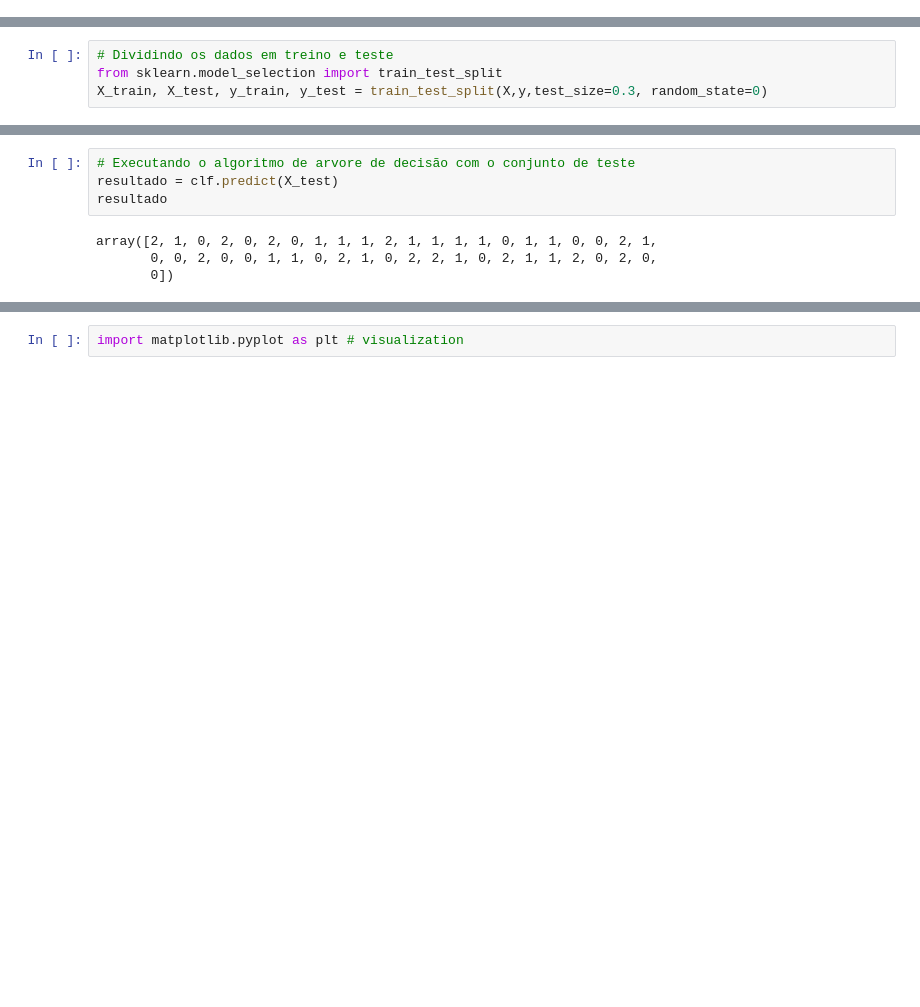
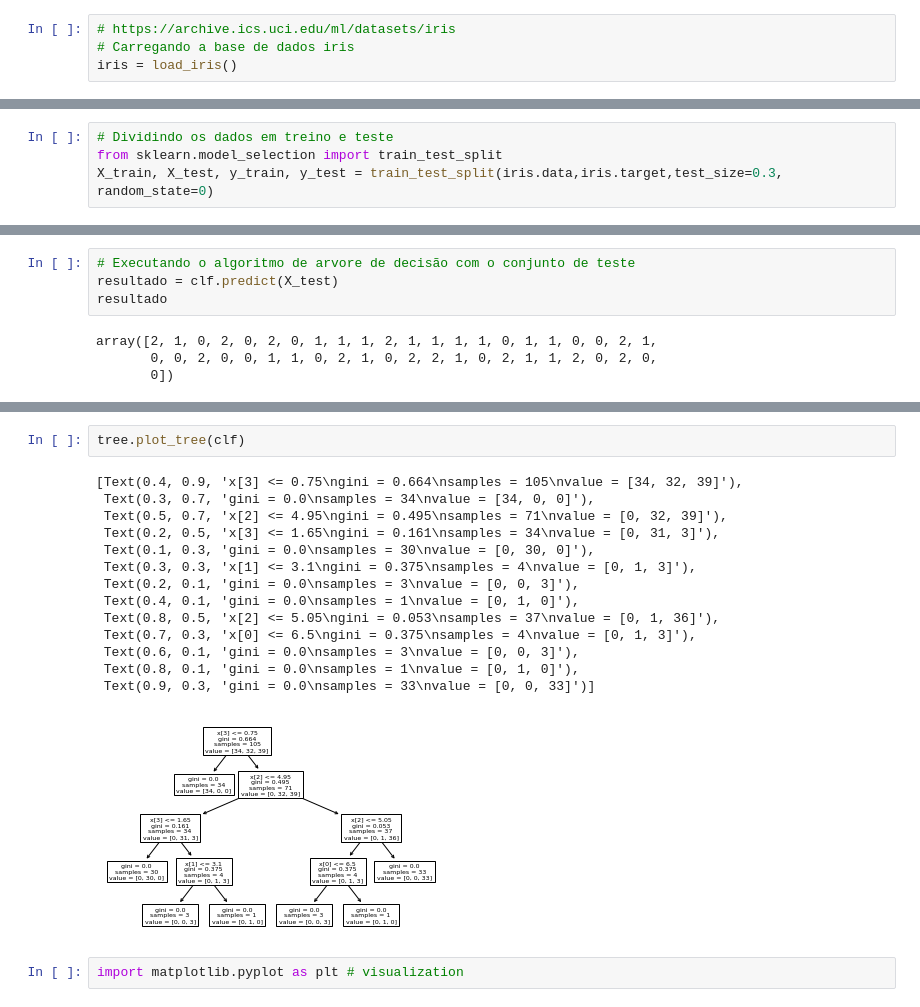
Before and after one commit to fabicorvelo/AdivinhaAPalavra, a Jupyter notebook: 7_Aula_Arvore_Decisao.ipynb, the cells around one changed output, grey strips where cells are left out. Saved outputs shown, nothing was run; the diff lists cells and outputs as text; blank space fills up the shorter version.

```diff
--- a/7_Aula_Arvore_Decisao.ipynb
+++ b/7_Aula_Arvore_Decisao.ipynb
@@ -17,0 +13,4 @@ iris = pd.read_csv('/content/drive/MyDrive/dataset/iris.csv')
+# %%
+# https://archive.ics.uci.edu/ml/datasets/iris
+# Carregando a base de dados iris
+iris = load_iris()
@@ -101,7 +83,7 @@ Name: Species, dtype: int64
 # %%
 # Dividindo os dados em treino e teste
 from sklearn.model_selection import train_test_split
-X_train, X_test, y_train, y_test = train_test_split(X,y,test_size=0.3, random_state=0)
+X_train, X_test, y_train, y_test = train_test_split(iris.data,iris.target,test_size=0.3, random_state=0)
 # %%
 X_train.shape,X_test.shape
 # %% [output]
@@ -221,3 +206,20 @@ weighted avg       0.98      0.98      0.98        45
+# %%
+tree.plot_tree(clf)
+# %% [output]
+[Text(0.4, 0.9, 'x[3] <= 0.75\ngini = 0.664\nsamples = 105\nvalue = [34, 32, 39]'),
+ Text(0.3, 0.7, 'gini = 0.0\nsamples = 34\nvalue = [34, 0, 0]'),
+ Text(0.5, 0.7, 'x[2] <= 4.95\ngini = 0.495\nsamples = 71\nvalue = [0, 32, 39]'),
+ Text(0.2, 0.5, 'x[3] <= 1.65\ngini = 0.161\nsamples = 34\nvalue = [0, 31, 3]'),
+ Text(0.1, 0.3, 'gini = 0.0\nsamples = 30\nvalue = [0, 30, 0]'),
+ Text(0.3, 0.3, 'x[1] <= 3.1\ngini = 0.375\nsamples = 4\nvalue = [0, 1, 3]'),
+ Text(0.2, 0.1, 'gini = 0.0\nsamples = 3\nvalue = [0, 0, 3]'),
+ Text(0.4, 0.1, 'gini = 0.0\nsamples = 1\nvalue = [0, 1, 0]'),
+ Text(0.8, 0.5, 'x[2] <= 5.05\ngini = 0.053\nsamples = 37\nvalue = [0, 1, 36]'),
+ Text(0.7, 0.3, 'x[0] <= 6.5\ngini = 0.375\nsamples = 4\nvalue = [0, 1, 3]'),
+ Text(0.6, 0.1, 'gini = 0.0\nsamples = 3\nvalue = [0, 0, 3]'),
+ Text(0.8, 0.1, 'gini = 0.0\nsamples = 1\nvalue = [0, 1, 0]'),
+ Text(0.9, 0.3, 'gini = 0.0\nsamples = 33\nvalue = [0, 0, 33]')]
+[figure, added]
 # %%
 import matplotlib.pyplot as plt # visualization
 # %%
```
Also changed, not shown: parts of 46 cells of this notebook.
